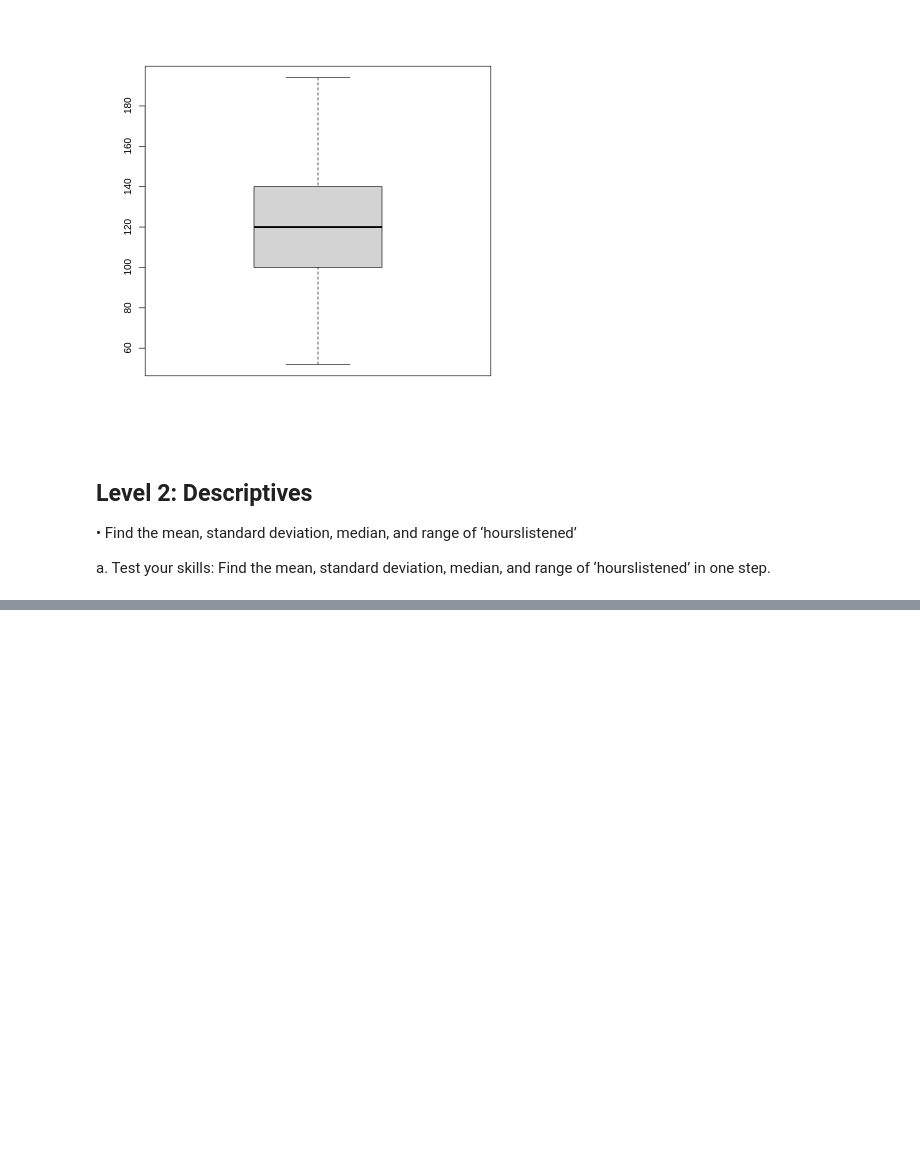
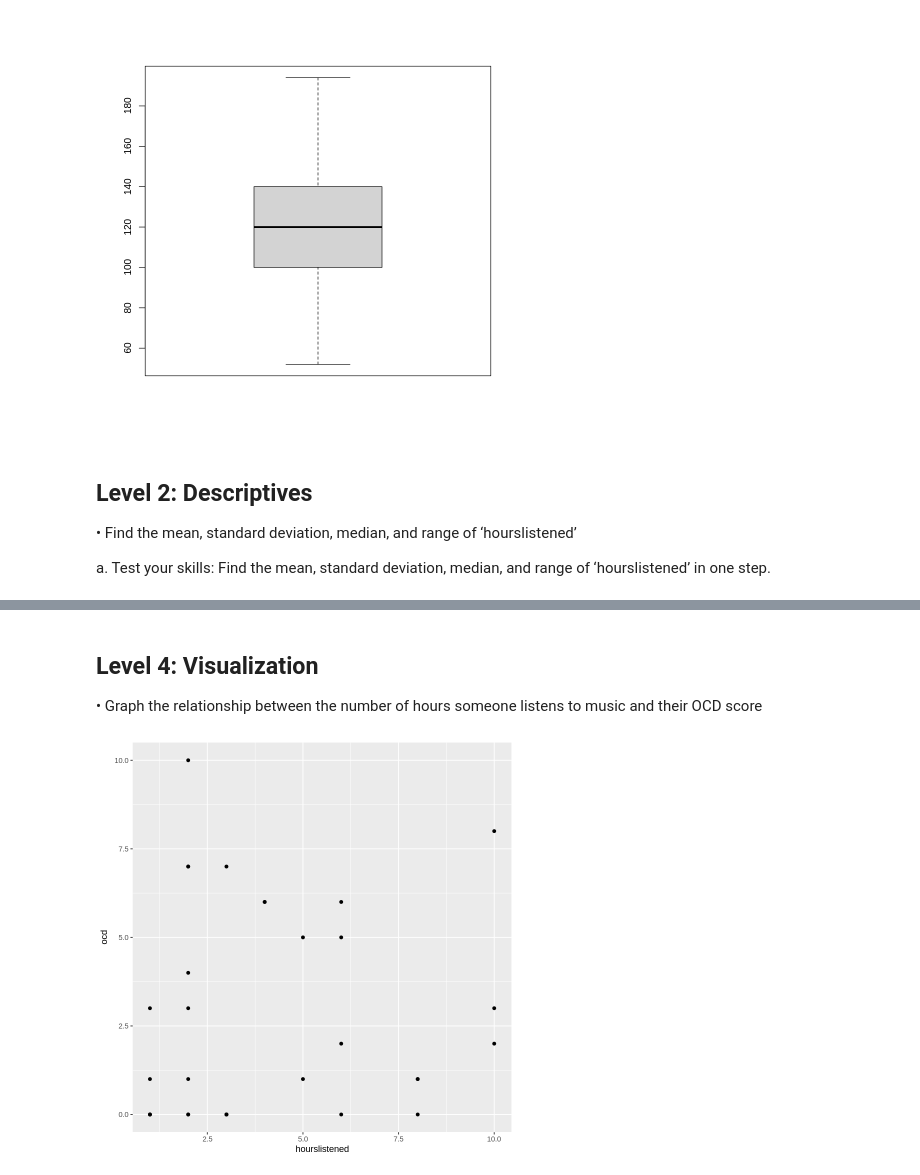
Before and after one commit to alanhlam-github/Psi_Chi, a Jupyter notebook: Psi_Chi_R_2025_July.ipynb, the cells around one changed output, grey strips where cells are left out. Cells and saved outputs as stored; diff of their text form; code cells hidden in the pictures; blank space fills up the shorter version.

Commit message:
up to level 4

```diff
--- a/Psi_Chi_R_2025_July.ipynb
+++ b/Psi_Chi_R_2025_July.ipynb
@@ -191,0 +300,8 @@ a. Test your skills: Find the mean, standard deviation, median, and range of ‘
+# %% [markdown]
+## Level 4: Visualization
+
+• Graph the relationship between the number of hours someone listens to music and their OCD score
+# %%
+data4 |> ggplot(aes(x=hourslistened,y=ocd))+geom_point()
+# %% [output]
+[figure, added]
```
Also changed, not shown: parts of 12 cells of this notebook.
